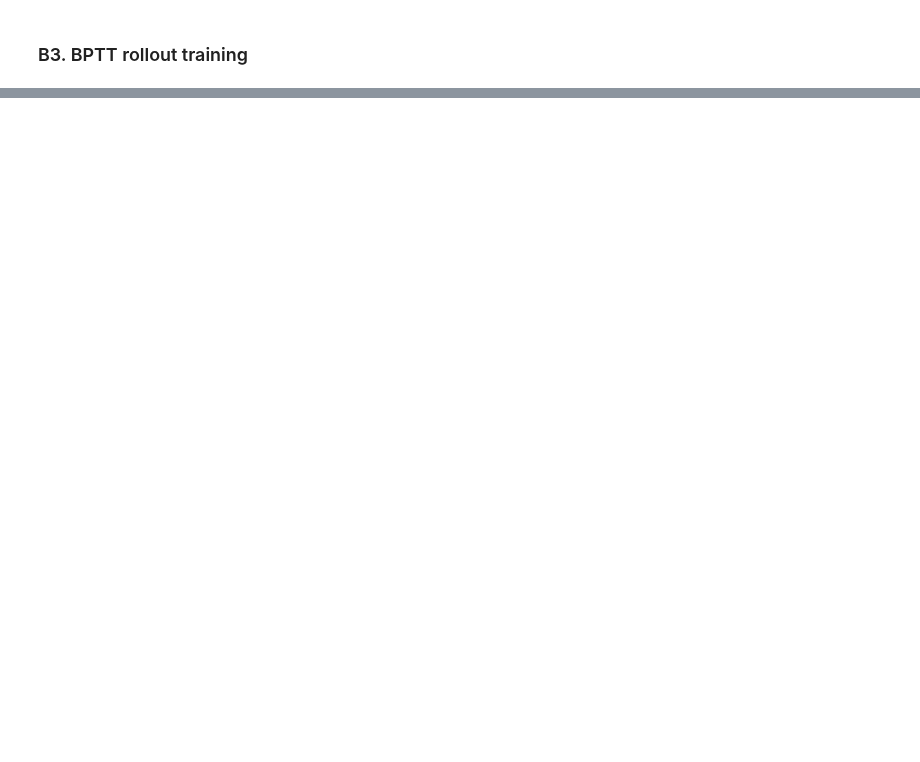
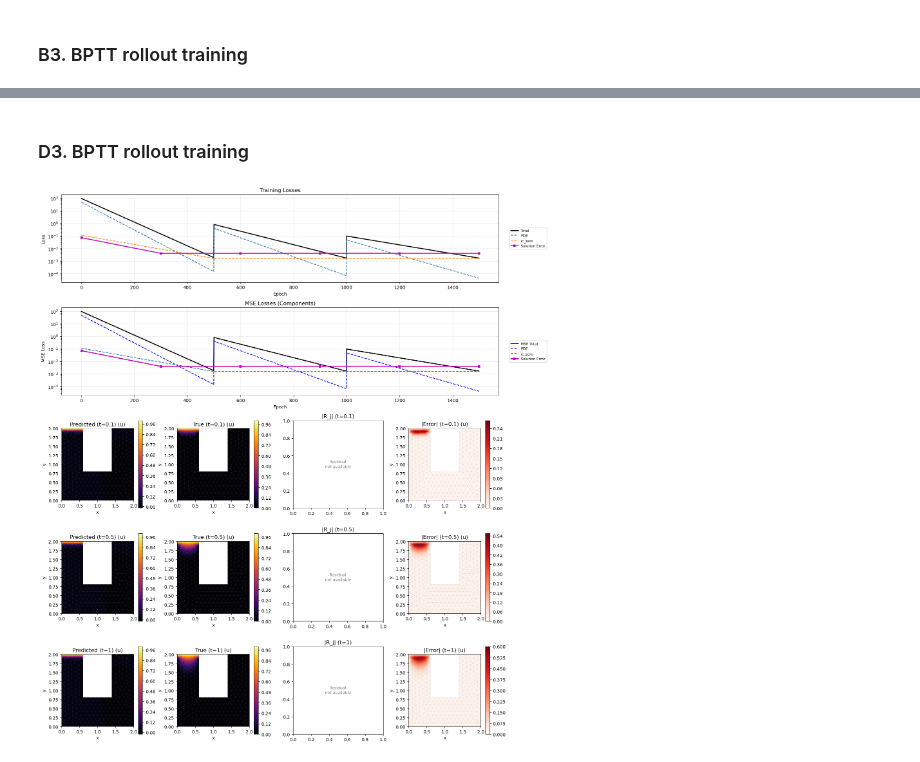
Before and after one commit to gatocor/pinn_models, a Jupyter notebook: examples/1+2D_transient_heat_u_shape_alpha_pinn.ipynb, the cells around one changed output, grey strips where cells are left out. Drawn from its saved outputs; the diff is of its cells as text; code cells hidden in the pictures; blank space fills up the shorter version.

```diff
--- a/examples/1+2D_transient_heat_u_shape_alpha_pinn.ipynb
+++ b/examples/1+2D_transient_heat_u_shape_alpha_pinn.ipynb
@@ -574,0 +676,25 @@ Stage 8/20 | Epoch 4000/10000 | Loss: 2.45e-05 | MSE Loss: 2.45e-05 | PDE: 2.45e
+# %%
+N_TIME_D = 20
+ts_d     = np.linspace(0.0, T_MAX, N_TIME_D + 1)
+dt_d     = ts_d[1] - ts_d[0]
+
+# ── Purely spatial domain with discrete time axis ─────────────────────────
+# GNNMeshNetwork auto-detects DomainMeshDiscrete → state-integrator mode.
+domain_d = DomainMeshDiscrete((verts, faces), time_points=ts_d)
+
+domain_d.add_dirichlet(
+    select=lambda v: is_hot,
+    value=1.0,
+    component=0,
+    name="hot_top",
+)
+domain_d.add_dirichlet(
+    select=lambda v: is_boundary & ~is_hot,
+    value=0.0,
+    component=0,
+    name="cold_walls",
+)
+
+domain_d.add_initial_condition(value=0.0, name="ic_zero")
+
+print(domain_d)
@@ -574,0 +755,19 @@ Stage 8/20 | Epoch 4000/10000 | Loss: 2.45e-05 | MSE Loss: 2.45e-05 | PDE: 2.45e
+# %% [markdown]
+### D3. BPTT rollout training
+# %%
+trainer_d = Trainer(problem_d, net_d)
+trainer_d.compile(
+    optimizer           = "soap",
+    learning_rate       = 1e-3,
+    lagrange_lr         = 0,
+    lr_scheduler        = ReduceLROnPlateau(window=500, epsilon=1e-3, factor=0.5, min_lr=1e-6),
+    epochs_by_time_step = 500,
+    epochs              = 3_000,
+    print_each          = 500,
+    show_plots          = True,
+    plot_time_points    = [0.1, 0.5, 1.0],
+    grad_clip           = 1.0,
+)
+trainer_d.train()
+# %% [output]
+[figure, added]
```
Also changed, not shown: parts of 22 cells of this notebook, 6 other files.
